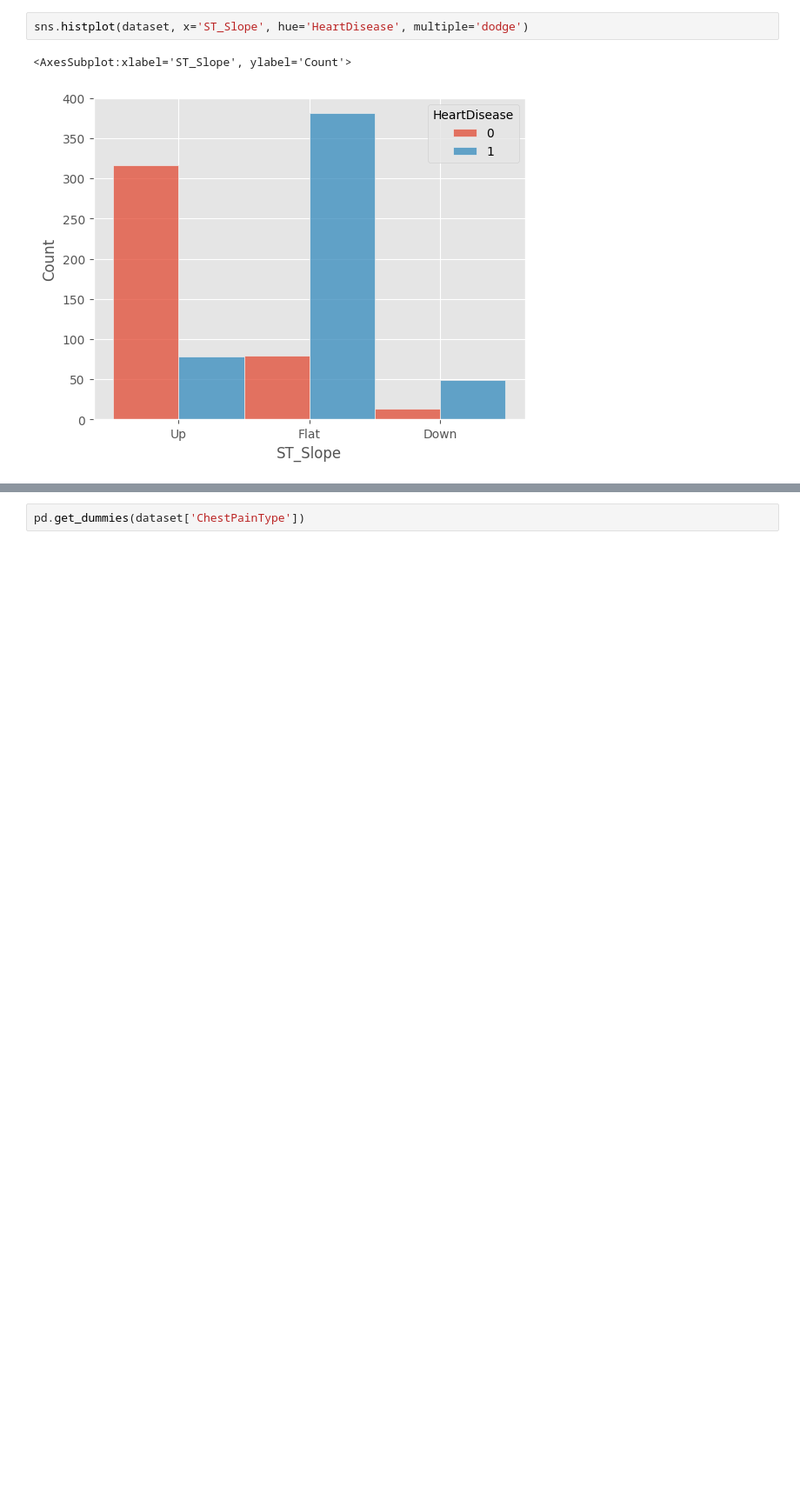
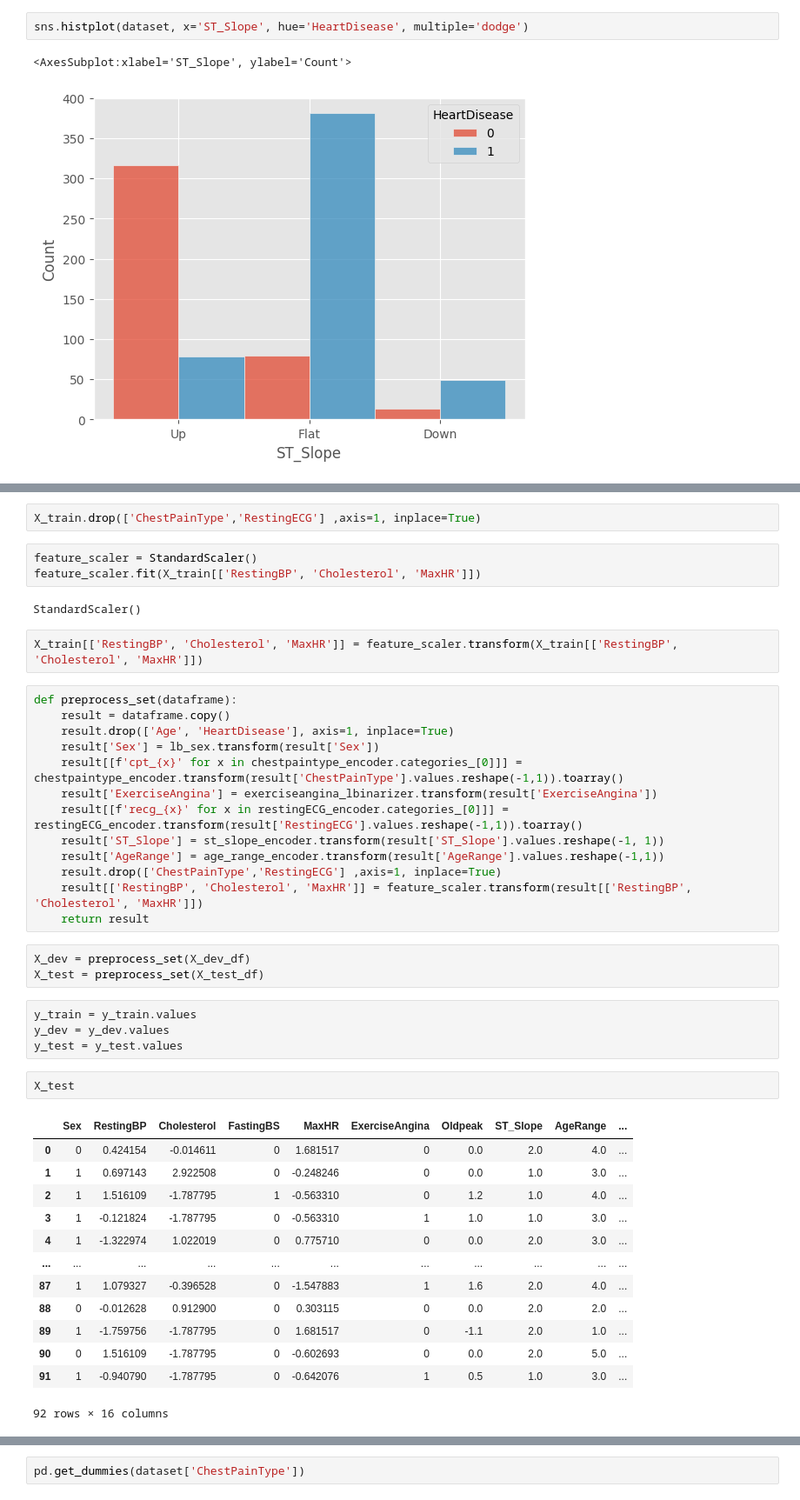
Before and after one commit to alditus/machine_learning_projects, a Jupyter notebook: heart_disease_dataset/heart_disease_data_cleaning.ipynb, the cells around one changed output, grey strips where cells are left out. Shown at 87% size. Cells and saved outputs as stored; diff of their text form; blank space fills up the shorter version.

```diff
--- a/heart_disease_dataset/heart_disease_data_cleaning.ipynb
+++ b/heart_disease_dataset/heart_disease_data_cleaning.ipynb
@@ -345,0 +551,45 @@ sns.histplot(dataset, x='ST_Slope', hue='HeartDisease', multiple='dodge')
+# %%
+X_train.drop(['ChestPainType','RestingECG'] ,axis=1, inplace=True)
+# %%
+feature_scaler = StandardScaler()
+feature_scaler.fit(X_train[['RestingBP', 'Cholesterol', 'MaxHR']])
+# %% [output]
+StandardScaler()
+# %%
+X_train[['RestingBP', 'Cholesterol', 'MaxHR']] = feature_scaler.transform(X_train[['RestingBP', 'Cholesterol', 'MaxHR']])
+# %%
+def preprocess_set(dataframe):
+    result = dataframe.copy()
+    result.drop(['Age', 'HeartDisease'], axis=1, inplace=True)
+    result['Sex'] = lb_sex.transform(result['Sex'])
+    result[[f'cpt_{x}' for x in chestpaintype_encoder.categories_[0]]] = chestpaintype_encoder.transform(result['ChestPainType'].values.reshape(-1,1)).toarray()
+    result['ExerciseAngina'] = exerciseangina_lbinarizer.transform(result['ExerciseAngina'])
+    result[[f'recg_{x}' for x in restingECG_encoder.categories_[0]]] = restingECG_encoder.transform(result['RestingECG'].values.reshape(-1,1)).toarray()
+    result['ST_Slope'] = st_slope_encoder.transform(result['ST_Slope'].values.reshape(-1, 1))
+    result['AgeRange'] = age_range_encoder.transform(result['AgeRange'].values.reshape(-1,1))
+    result.drop(['ChestPainType','RestingECG'] ,axis=1, inplace=True)
+    result[['RestingBP', 'Cholesterol', 'MaxHR']] = feature_scaler.transform(result[['RestingBP', 'Cholesterol', 'MaxHR']])
+    return result
+# %%
+X_dev = preprocess_set(X_dev_df)
+X_test = preprocess_set(X_test_df)
+# %%
+y_train = y_train.values
+y_dev = y_dev.values
+y_test = y_test.values
+# %%
+X_test
+# %% [output]
+|  | Sex | RestingBP | Cholesterol | FastingBS | MaxHR | ExerciseAngina | Oldpeak | ST_Slope | AgeRange | ... |
+| 0 | 0 | 0.424154 | -0.014611 | 0 | 1.681517 | 0 | 0.0 | 2.0 | 4.0 | ... |
+| 1 | 1 | 0.697143 | 2.922508 | 0 | -0.248246 | 0 | 0.0 | 1.0 | 3.0 | ... |
+| 2 | 1 | 1.516109 | -1.787795 | 1 | -0.563310 | 0 | 1.2 | 1.0 | 4.0 | ... |
+| 3 | 1 | -0.121824 | -1.787795 | 0 | -0.563310 | 1 | 1.0 | 1.0 | 3.0 | ... |
+| 4 | 1 | -1.322974 | 1.022019 | 0 | 0.775710 | 0 | 0.0 | 2.0 | 3.0 | ... |
+| ... | ... | ... | ... | ... | ... | ... | ... | ... | ... | ... |
+| 87 | 1 | 1.079327 | -0.396528 | 0 | -1.547883 | 1 | 1.6 | 2.0 | 4.0 | ... |
+| 88 | 0 | -0.012628 | 0.912900 | 0 | 0.303115 | 0 | 0.0 | 2.0 | 2.0 | ... |
+| 89 | 1 | -1.759756 | -1.787795 | 0 | 1.681517 | 0 | -1.1 | 2.0 | 1.0 | ... |
+| 90 | 0 | 1.516109 | -1.787795 | 0 | -0.602693 | 0 | 0.0 | 2.0 | 5.0 | ... |
+| 91 | 1 | -0.940790 | -1.787795 | 0 | -0.642076 | 1 | 0.5 | 1.0 | 3.0 | ... |
+92 rows × 16 columns
```
Also changed, not shown: parts of 46 cells of this notebook.
